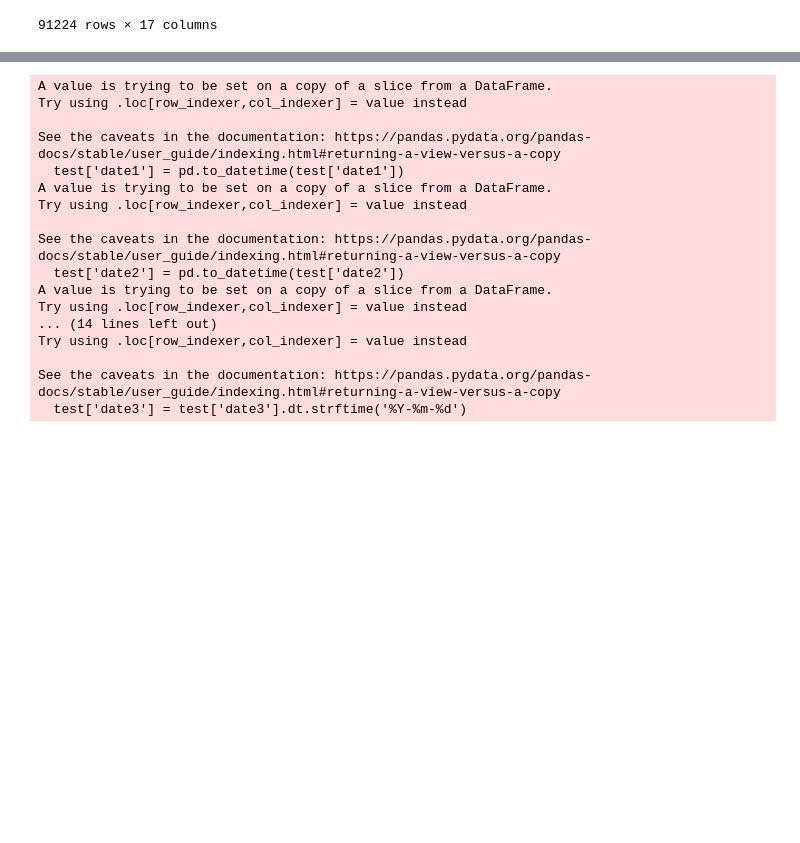
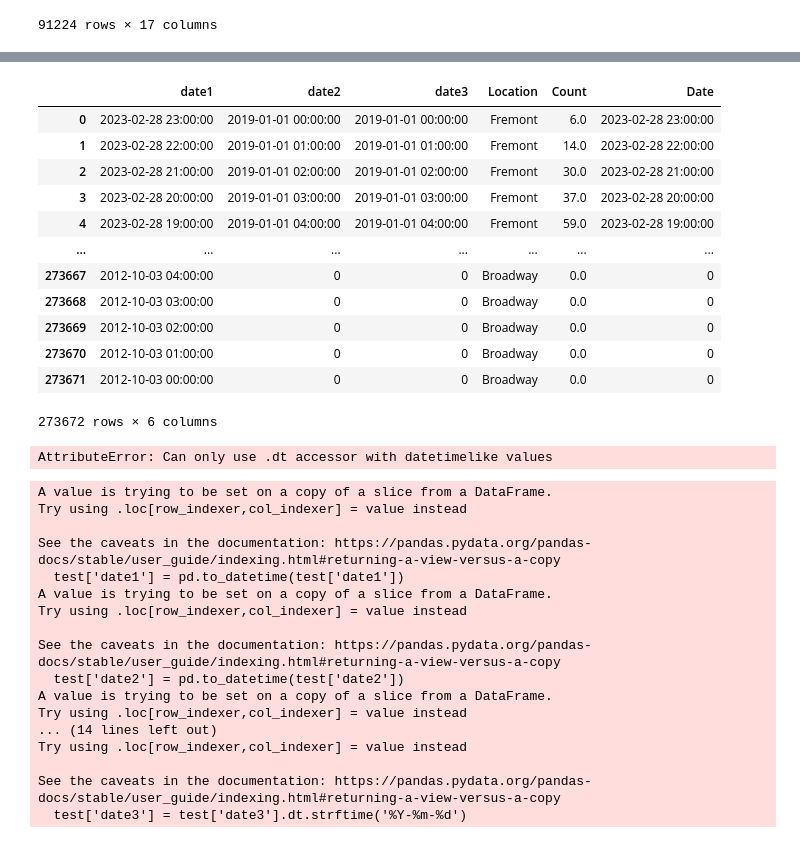
Before and after one commit to jaredap1995/UCB-Bootcamp-project03-group10, a Jupyter notebook: test.ipynb, the cells around one changed output, grey strips where cells are left out. Drawn from its saved outputs; the diff is of its cells as text; code cells hidden in the pictures; blank space fills up the shorter version.

```diff
--- a/test.ipynb
+++ b/test.ipynb
@@ -63,0 +105,5 @@ concatenated
+# %%
+df_melted = concatenated.melt(id_vars=['date1', 'date2', 'date3'],
+                    value_vars=['Fremont', 'Burke_Gilman', 'Broadway'],
+                    var_name='Location',
+                    value_name='Count')
@@ -63,0 +126,20 @@ concatenated
+# %%
+df_melted.loc[df_melted['Location'] == 'Fremont', 'Date'] = df_melted['date1']
+df_melted.loc[df_melted['Location'] == 'Burke_Gilman', 'Date'] = df_melted['date2']
+df_melted.loc[df_melted['Location'] == 'Broadway', 'Date'] = df_melted['date3']
+# %%
+df_melted
+# %% [output]
+|  | date1 | date2 | date3 | Location | Count | Date |
+| 0 | 2023-02-28 23:00:00 | 2019-01-01 00:00:00 | 2019-01-01 00:00:00 | Fremont | 6.0 | 2023-02-28 23:00:00 |
+| 1 | 2023-02-28 22:00:00 | 2019-01-01 01:00:00 | 2019-01-01 01:00:00 | Fremont | 14.0 | 2023-02-28 22:00:00 |
+| 2 | 2023-02-28 21:00:00 | 2019-01-01 02:00:00 | 2019-01-01 02:00:00 | Fremont | 30.0 | 2023-02-28 21:00:00 |
+| 3 | 2023-02-28 20:00:00 | 2019-01-01 03:00:00 | 2019-01-01 03:00:00 | Fremont | 37.0 | 2023-02-28 20:00:00 |
+| 4 | 2023-02-28 19:00:00 | 2019-01-01 04:00:00 | 2019-01-01 04:00:00 | Fremont | 59.0 | 2023-02-28 19:00:00 |
+| ... | ... | ... | ... | ... | ... | ... |
+| 273667 | 2012-10-03 04:00:00 | 0 | 0 | Broadway | 0.0 | 0 |
+| 273668 | 2012-10-03 03:00:00 | 0 | 0 | Broadway | 0.0 | 0 |
+| 273669 | 2012-10-03 02:00:00 | 0 | 0 | Broadway | 0.0 | 0 |
+| 273670 | 2012-10-03 01:00:00 | 0 | 0 | Broadway | 0.0 | 0 |
+| 273671 | 2012-10-03 00:00:00 | 0 | 0 | Broadway | 0.0 | 0 |
+273672 rows × 6 columns
@@ -64,3 +148,8 @@ concatenated
+# %%
+df_melted['Month'] = df_melted['Date'].dt.to_period('M')
+df_final = df_melted.groupby(['Month', 'Location']).sum().reset_index()
+# %% [output]
+AttributeError: Can only use .dt accessor with datetimelike values
 # %%
 test=concatenated[:100]
 # %%
```
Also changed, not shown: parts of 11 cells of this notebook, 1 other file.
